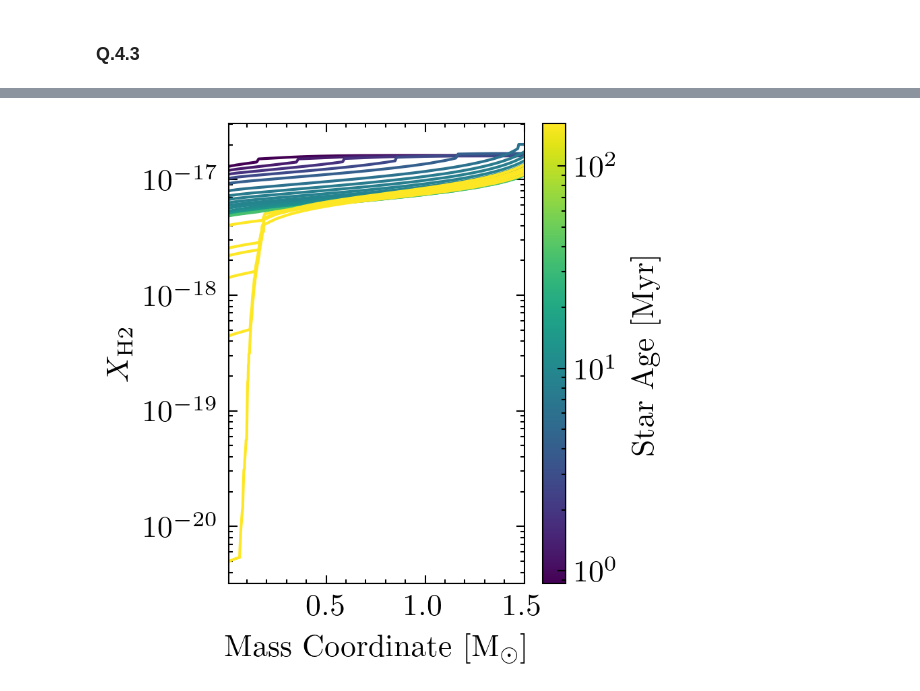
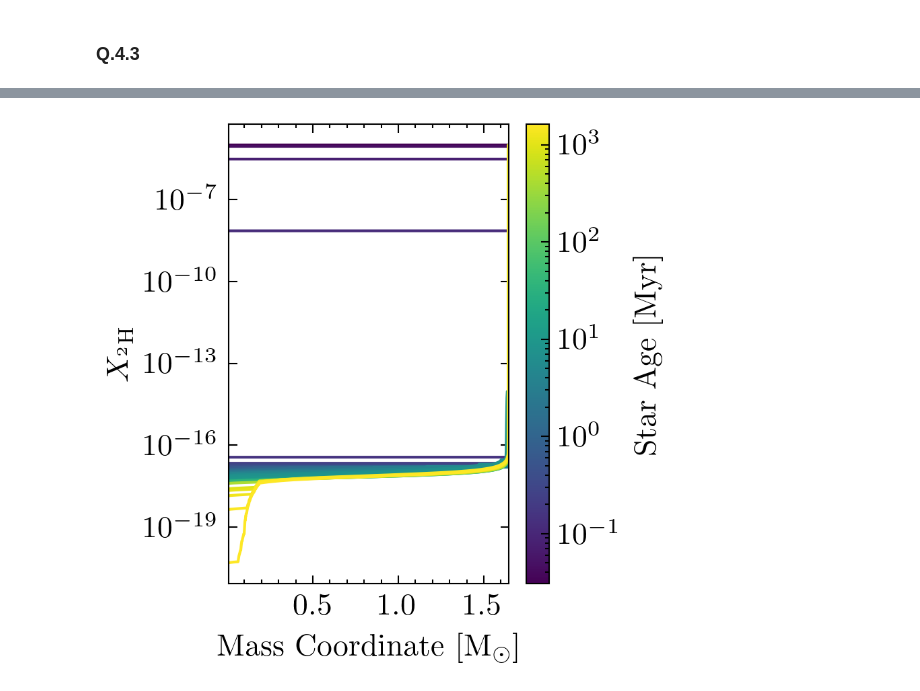
Before and after one commit to BrunoSchultz/lab_report, a Jupyter notebook: exercise4/plot_exercise4.ipynb, the cells around one changed output, grey strips where cells are left out. Drawn from its saved outputs; the diff is of its cells as text; code cells hidden in the pictures.

```diff
--- a/exercise4/plot_exercise4.ipynb
+++ b/exercise4/plot_exercise4.ipynb
@@ -114,36 +50,38 @@ plot_mass_fraction_map(
-# %%
-from matplotlib.colors import LogNorm
-
-fig, ax = plt.subplots(figsize=(3, 3), dpi=300)
-# Collect ages for color mapping
-ages_for_color = []
-profiles = []
-for prof in model_nums[10::1]:
-    data = l.profile_data(model_number=prof)
-    profiles.append(data)
-    ages_for_color.append(data.header('star_age') / 1e6)  # Convert to Myr
-
-ages_for_color = np.array(ages_for_color)
-
-norm = LogNorm(vmin=ages_for_color.min(), vmax=ages_for_color.max() / 10)
-cmap = plt.get_cmap('viridis')
-
-for data, age in zip(profiles, ages_for_color):
-    inner_mask = data.mass < 1.5
-    ax.plot(data.mass[inner_mask], data.h2[inner_mask], color=cmap(norm(age)))
-
-sm = plt.cm.ScalarMappable(cmap=cmap, norm=norm)
-sm.set_array([])
-cbar = plt.colorbar(sm, ax=ax, label="Star Age [Myr]")
-
-ax.set_xlim(0.01, 1.5)
-ax.set_xlabel("Mass Coordinate [M$_\odot$]")
-ax.set_ylabel(r"$X_\mathrm{H2}$")
-ax.set_yscale('log')
-plt.tight_layout()
-plt.show()
-# %% [output]
-[figure, removed]
+# %%
+from matplotlib.colors import LogNorm
+
+fig, ax = plt.subplots(figsize=(3, 3), dpi=300)
+# Collect ages for color mapping
+ages_for_color = []
+profiles = []
+for prof in model_nums[1:]:
+    data = l.profile_data(model_number=prof)
+    profiles.append(data)
+    ages_for_color.append(data.header('star_age') / 1e6)  # Convert to Myr
+
+ages_for_color = np.array(ages_for_color)
+
+norm = LogNorm(vmin=ages_for_color.min(), vmax=ages_for_color.max())
+cmap = plt.get_cmap('viridis')
+
+for data, age in zip(profiles, ages_for_color):
+    inner_mask = data.mass < 2
+    ax.plot(data.mass[inner_mask], data.h2[inner_mask], color=cmap(norm(age)))
+
+sm = plt.cm.ScalarMappable(cmap=cmap, norm=norm)
+sm.set_array([])
+cbar = plt.colorbar(sm, ax=ax, label="Star Age [Myr]")
+
+ax.set_xlim(0.01, data.mass.max())
+ax.set_xlabel("Mass Coordinate [M$_\odot$]")
+ax.set_ylabel(r"$X_{^2\mathrm{H}}$")
+ax.set_yscale('log')
+plt.tight_layout()
+plt.show()
+
+fig.savefig("../plots/q42_h2_profile.pdf", bbox_inches='tight')
+# %% [output]
+[figure, added]
 # %%
 # Define predicate function
 def hot_core(logT, star_age):
```
Also changed, not shown: parts of 10 cells of this notebook, 17 other files.
